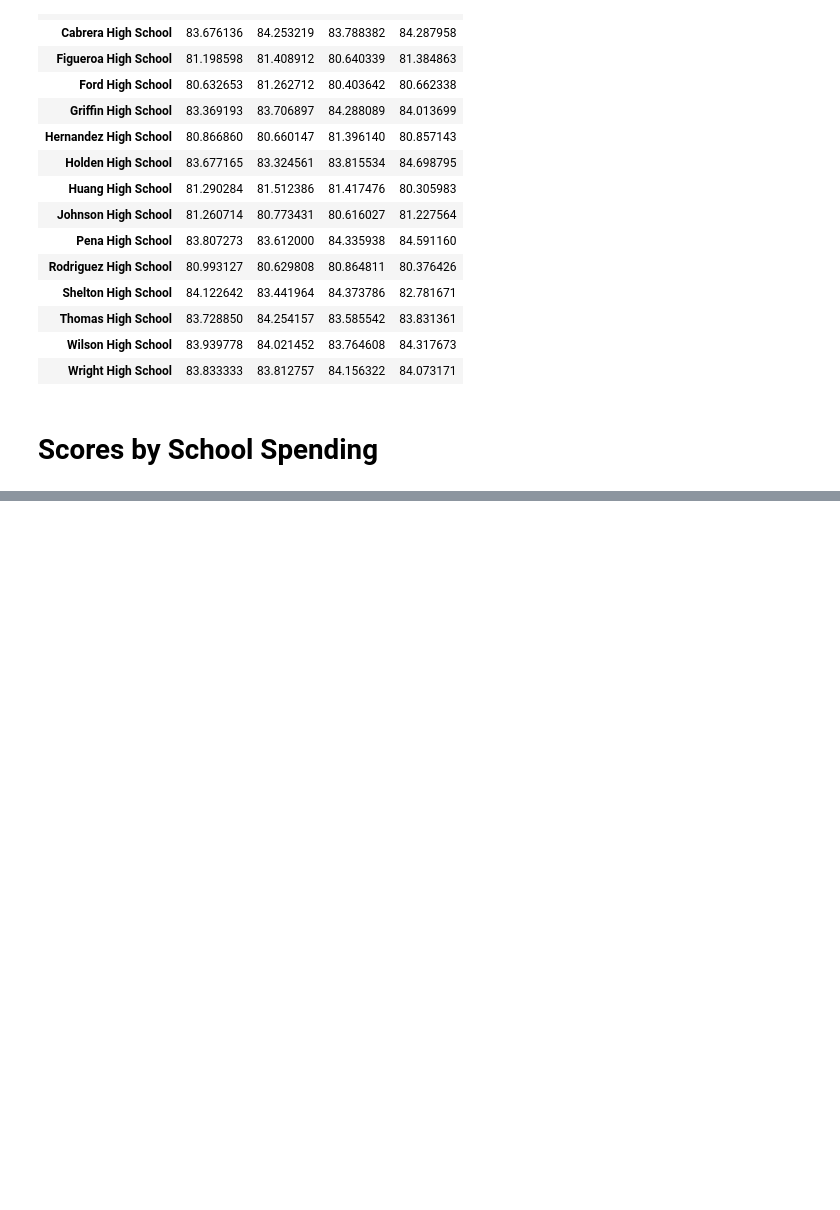
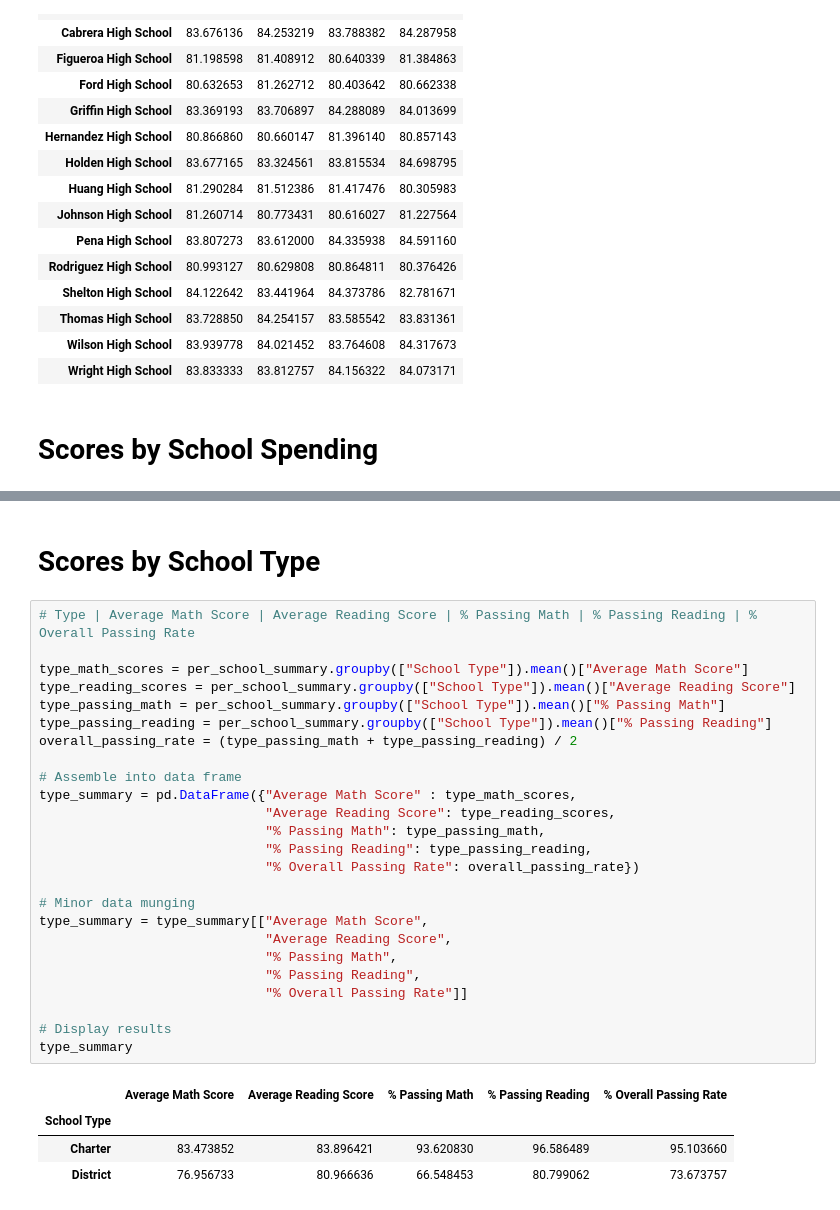
Before and after one commit to sameralsabb/numpy-pandas, a Jupyter notebook: PyCitySchools.ipynb, the cells around one changed output, grey strips where cells are left out. Saved outputs shown, nothing was run; the diff lists cells and outputs as text; blank space fills up the shorter version.

```diff
--- a/PyCitySchools.ipynb
+++ b/PyCitySchools.ipynb
@@ -242,0 +317,32 @@ scores_by_grade
+# %% [markdown]
+# Scores by School Type
+# %%
+# Type | Average Math Score | Average Reading Score | % Passing Math | % Passing Reading | % Overall Passing Rate
+
+type_math_scores = per_school_summary.groupby(["School Type"]).mean()["Average Math Score"]
+type_reading_scores = per_school_summary.groupby(["School Type"]).mean()["Average Reading Score"]
+type_passing_math = per_school_summary.groupby(["School Type"]).mean()["% Passing Math"]
+type_passing_reading = per_school_summary.groupby(["School Type"]).mean()["% Passing Reading"]
+overall_passing_rate = (type_passing_math + type_passing_reading) / 2
+
+# Assemble into data frame
+type_summary = pd.DataFrame({"Average Math Score" : type_math_scores,
+                             "Average Reading Score": type_reading_scores,
+                             "% Passing Math": type_passing_math,
+                             "% Passing Reading": type_passing_reading,
+                             "% Overall Passing Rate": overall_passing_rate})
+
+# Minor data munging
+type_summary = type_summary[["Average Math Score",
+                             "Average Reading Score",
+                             "% Passing Math",
+                             "% Passing Reading",
+                             "% Overall Passing Rate"]]
+
+# Display results
+type_summary
+# %% [output]
+|  | Average Math Score | Average Reading Score | % Passing Math | % Passing Reading | % Overall Passing Rate |
+| School Type |  |  |  |  |  |
+| Charter | 83.473852 | 83.896421 | 93.620830 | 96.586489 | 95.103660 |
+| District | 76.956733 | 80.966636 | 66.548453 | 80.799062 | 73.673757 |
```
Also changed, not shown: parts of 3 cells of this notebook.
